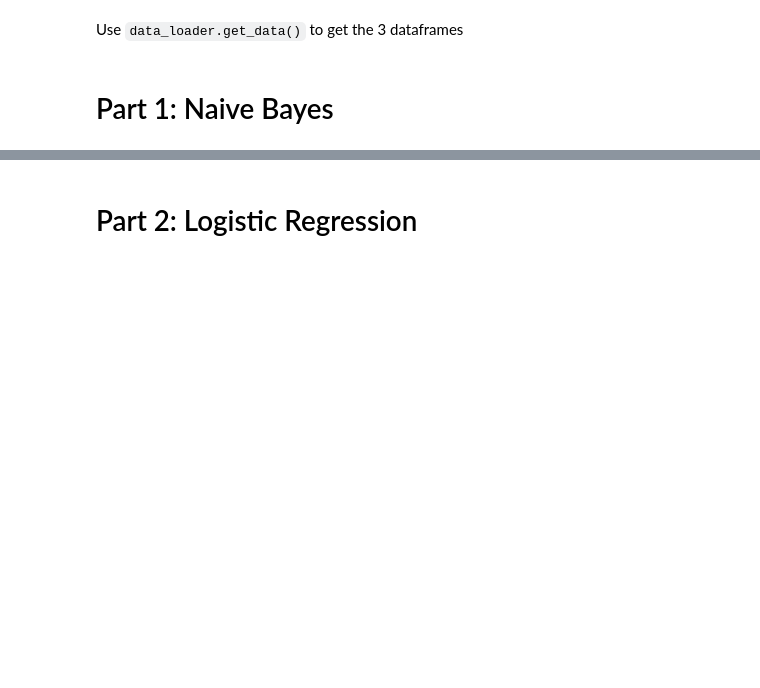
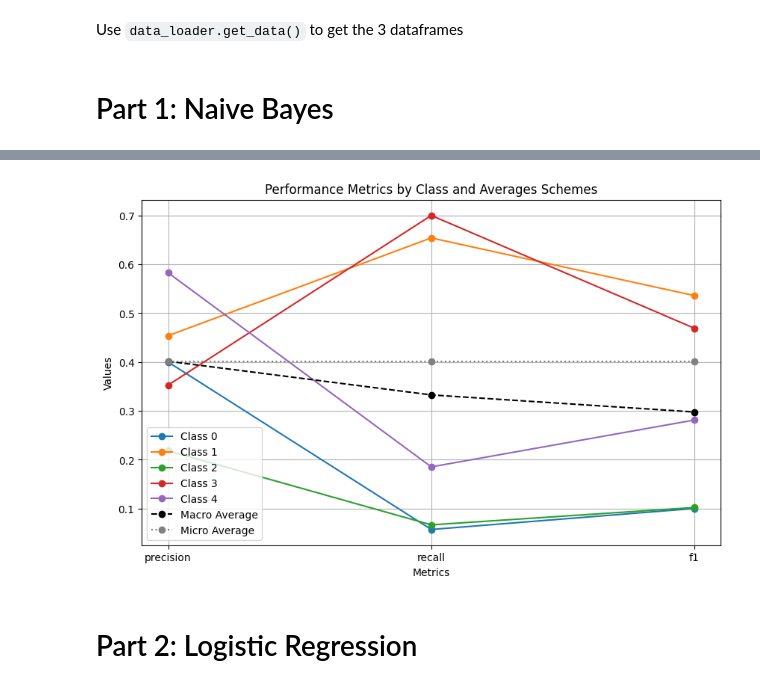
Before and after one commit to MariamAziz0/nlp-assignment1, a Jupyter notebook: src/driver_notebook.ipynb, the cells around one changed output, grey strips where cells are left out. Cells and saved outputs as stored; diff of their text form; code cells hidden in the pictures; blank space fills up the shorter version.

```diff
--- a/src/driver_notebook.ipynb
+++ b/src/driver_notebook.ipynb
@@ -55,0 +114,2 @@ Model accuracy: 39.68%
+# %%
+scikit_nb_evaluator = eval.Evaluator(test_df['label'], scikit_y_hat)
@@ -56,3 +146,7 @@ Model accuracy: 39.68%
+# %%
+scikit_nb_evaluator.plot_results()
+# %% [output]
+[figure, added]
 # %% [markdown]
 # Part 2: Logistic Regression
 # %% [markdown]
```
Also changed, not shown: parts of 20 cells of this notebook.
